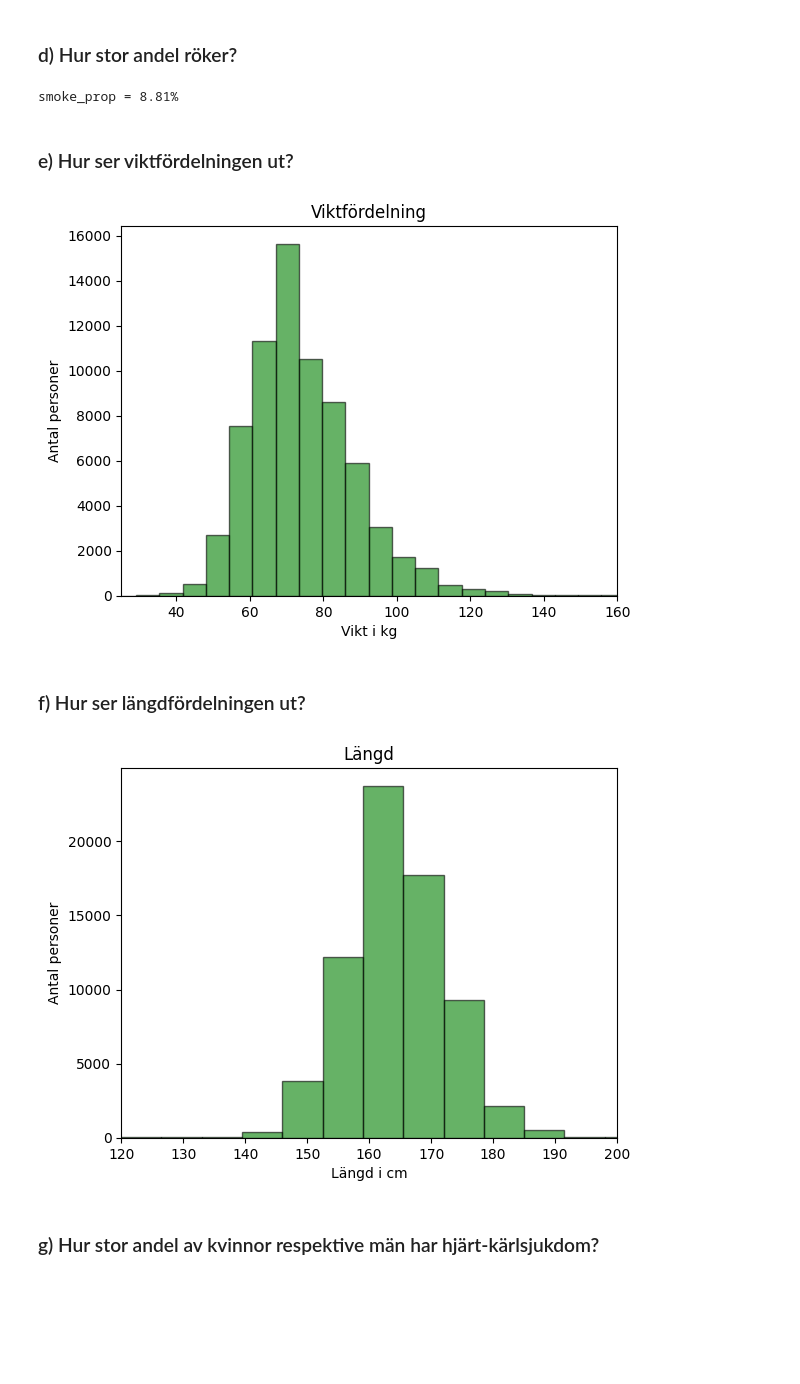
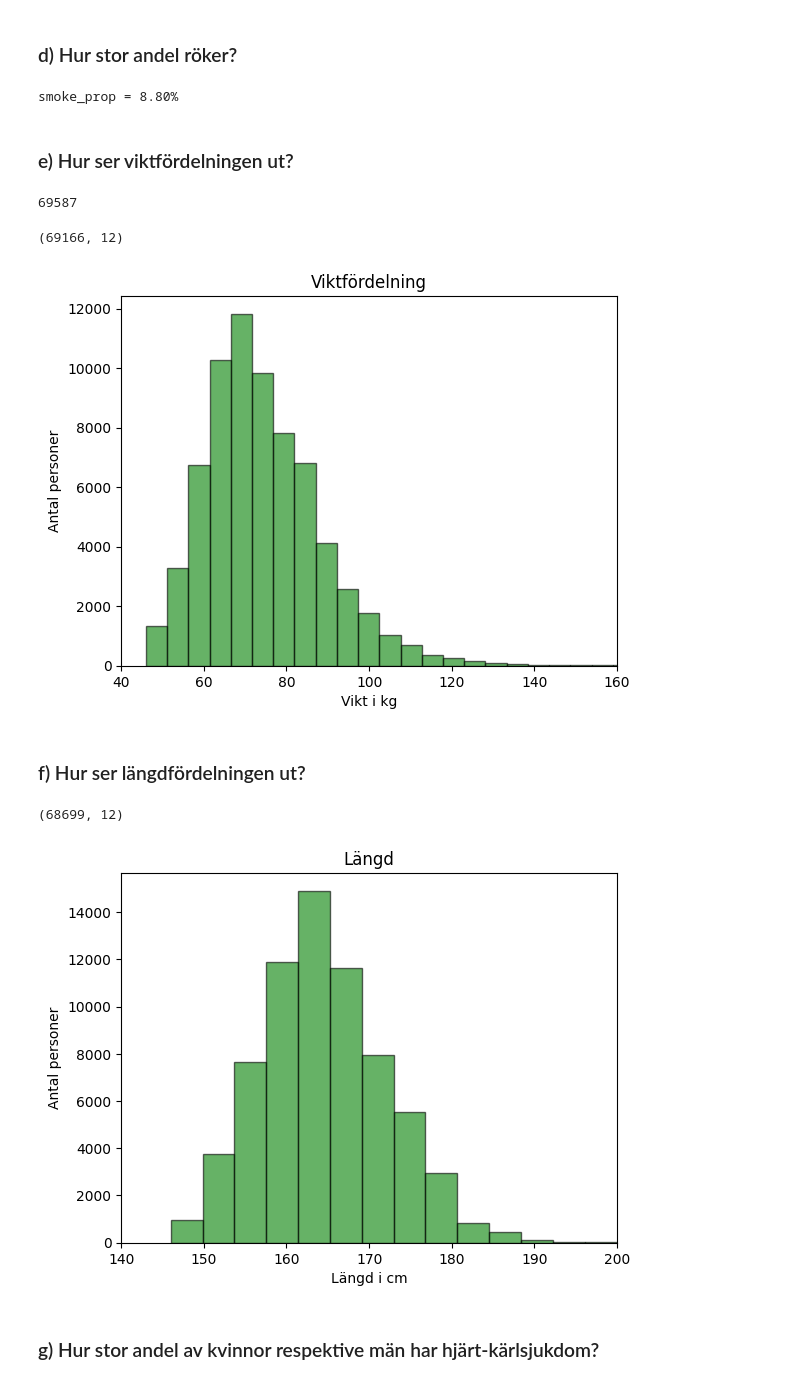
Before and after one commit to Arsen9988/Machine-learning-Arsen, a Jupyter notebook: Labb_ML/Labb_Arsen_ML.ipynb, the cells around one changed output. Cells and saved outputs as stored; diff of their text form; code cells hidden in the pictures; blank space fills up the shorter version.

```diff
--- a/Labb_ML/Labb_Arsen_ML.ipynb
+++ b/Labb_ML/Labb_Arsen_ML.ipynb
@@ -43,0 +42,2 @@ df.head()
+# %%
+df["age"] = (df["age"]/365).round()
@@ -90,0 +112,3 @@ df_age = (df["age"]/365).round(1)
+# %%
+age_filter = df["age"] > 39
+df = df[age_filter]
@@ -106,31 +134,50 @@ smoke_prop = len(smokers) / len(df)
 
 print(f"{smoke_prop = :.2%}")
 # %% [output]
-smoke_prop = 8.81%
+smoke_prop = 8.80%
 # %% [markdown]
 ### e) Hur ser viktfördelningen ut?
+# %%
+df["weight"].count()
+# %% [output]
+69587
+# %%
+weight_filter = df["weight"] > 45
+df = df[weight_filter]
+# %%
+df.shape
+# %% [output]
+(69166, 12)
 # %%
 plt.hist(df["weight"], bins=30, color='green', edgecolor='black', alpha=0.6)
-plt.xlim(25, 160)
+plt.xlim(40, 160)
 
 plt.title('Viktfördelning')
 plt.xlabel('Vikt i kg')
 plt.ylabel('Antal personer')
 plt.show()
 # %% [output]
-[figure, old version]
+[figure, new version]
 # %% [markdown]
 ### f) Hur ser längdfördelningen ut?
+# %%
+height_filter = df["height"] > 145
+df = df[height_filter]
+# %%
+df.shape
+# %% [output]
+(68699, 12)
 # %%
-plt.hist(df["height"], bins=30, color='green', edgecolor='black', alpha=0.6)
-plt.xlim(120, 200)
+plt.hist(df["height"], bins=27, color='green', edgecolor='black', alpha=0.6)
+
+plt.xlim(140, 200)
 
 plt.title('Längd')
 plt.xlabel('Längd i cm')
 plt.ylabel('Antal personer')
 plt.show()
 # %% [output]
-[figure, old version]
+[figure, new version]
 # %% [markdown]
 ### g) Hur stor andel av kvinnor respektive män har hjärt-kärlsjukdom?
 # %%
```
Also changed, not shown: parts of 57 cells of this notebook, 5 other files.
